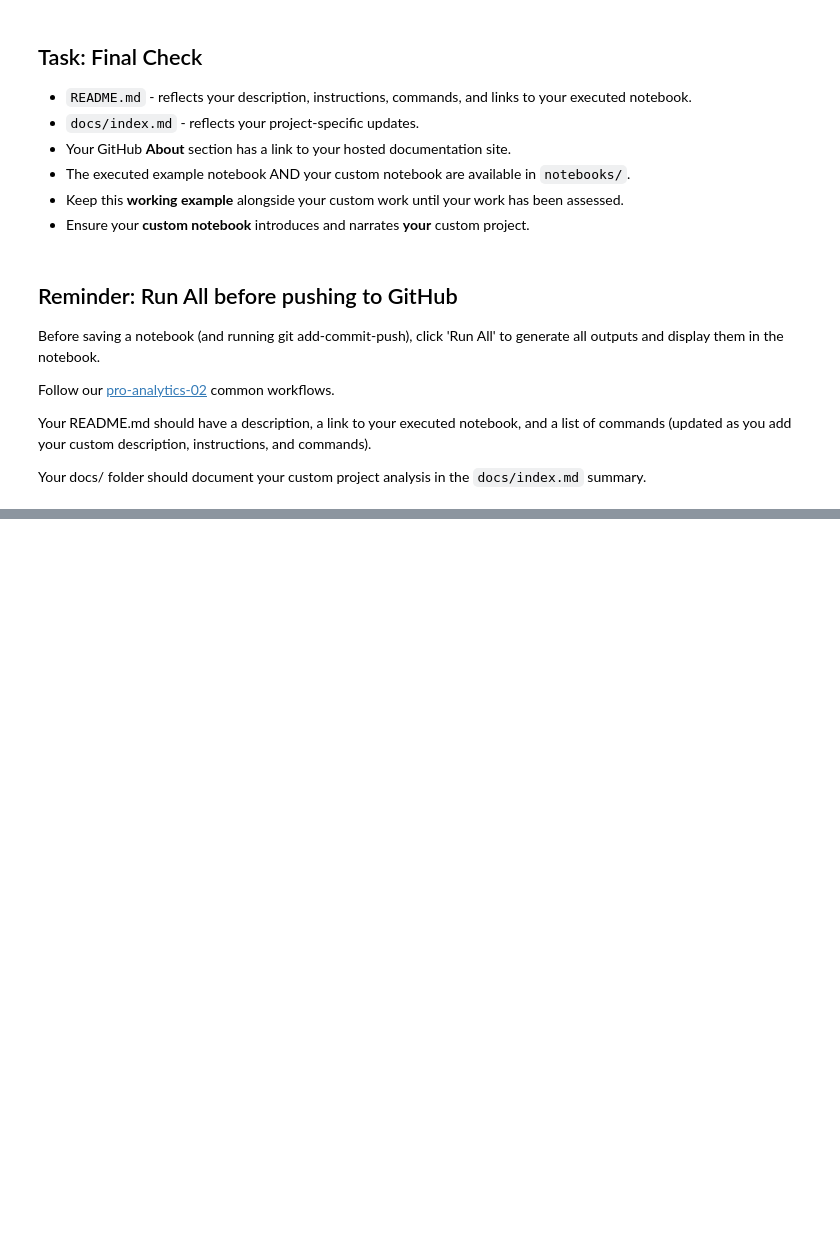
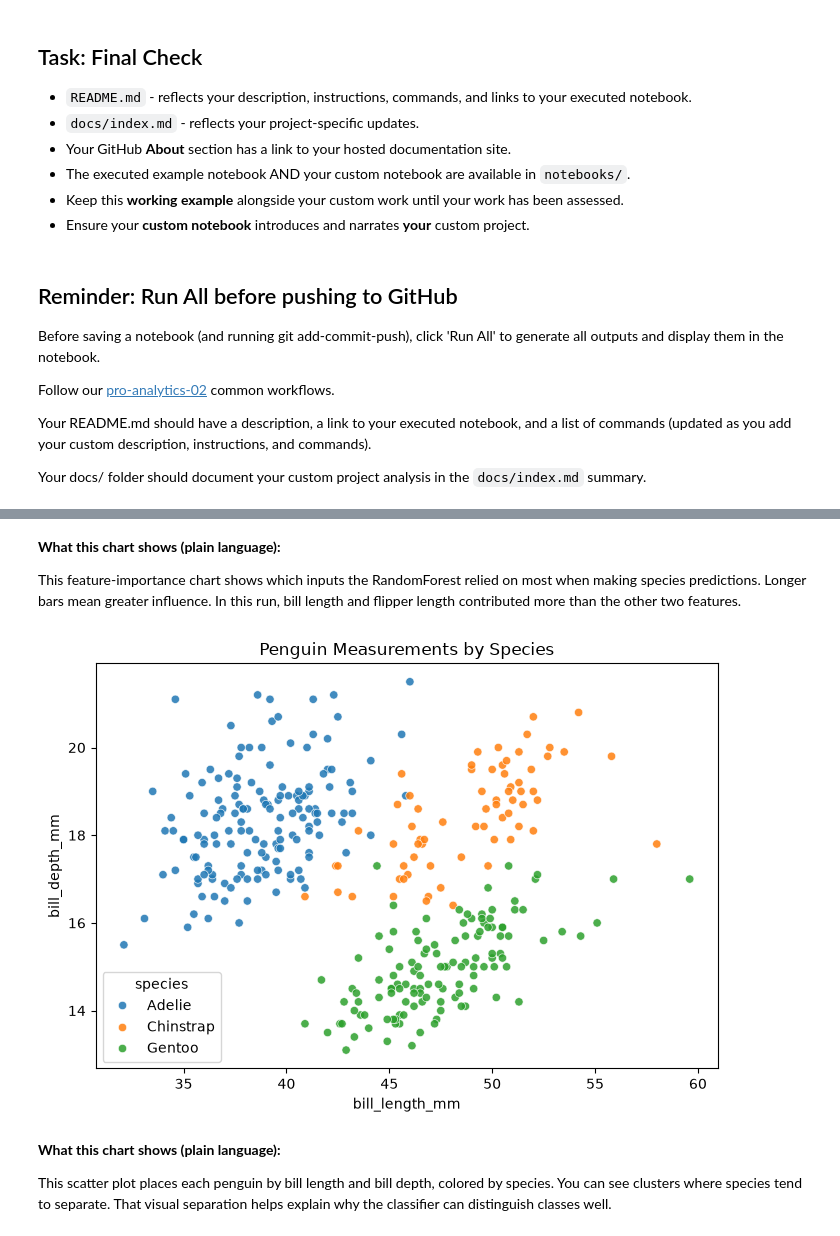
Before and after one commit to Angie-Crews/ml-06-serving, a Jupyter notebook: notebooks/ml_06_serve_model_crews.executed.ipynb, the cells around one changed output, grey strips where cells are left out. Saved outputs shown, nothing was run; the diff lists cells and outputs as text; code cells hidden in the pictures; blank space fills up the shorter version.

```diff
--- a/notebooks/ml_06_serve_model_crews.executed.ipynb
+++ b/notebooks/ml_06_serve_model_crews.executed.ipynb
@@ -304,0 +412,23 @@ Your docs/ folder should document your custom project analysis in the `docs/inde
+# %% [markdown]
+**What this chart shows (plain language):**
+
+This feature-importance chart shows which inputs the RandomForest relied on most when making species predictions. Longer bars mean greater influence. In this run, bill length and flipper length contributed more than the other two features.
+# %%
+fig, ax = plt.subplots(figsize=(7, 5))
+sns.scatterplot(
+    data=df_model,
+    x="bill_length_mm",
+    y="bill_depth_mm",
+    hue="species",
+    alpha=0.85,
+    ax=ax,
+)
+ax.set_title("Penguin Measurements by Species")
+plt.tight_layout()
+plt.show()
+# %% [output]
+[figure, added]
+# %% [markdown]
+**What this chart shows (plain language):**
+
+This scatter plot places each penguin by bill length and bill depth, colored by species. You can see clusters where species tend to separate. That visual separation helps explain why the classifier can distinguish classes well.
```
Also changed, not shown: parts of 14 cells of this notebook, 2 other files.
